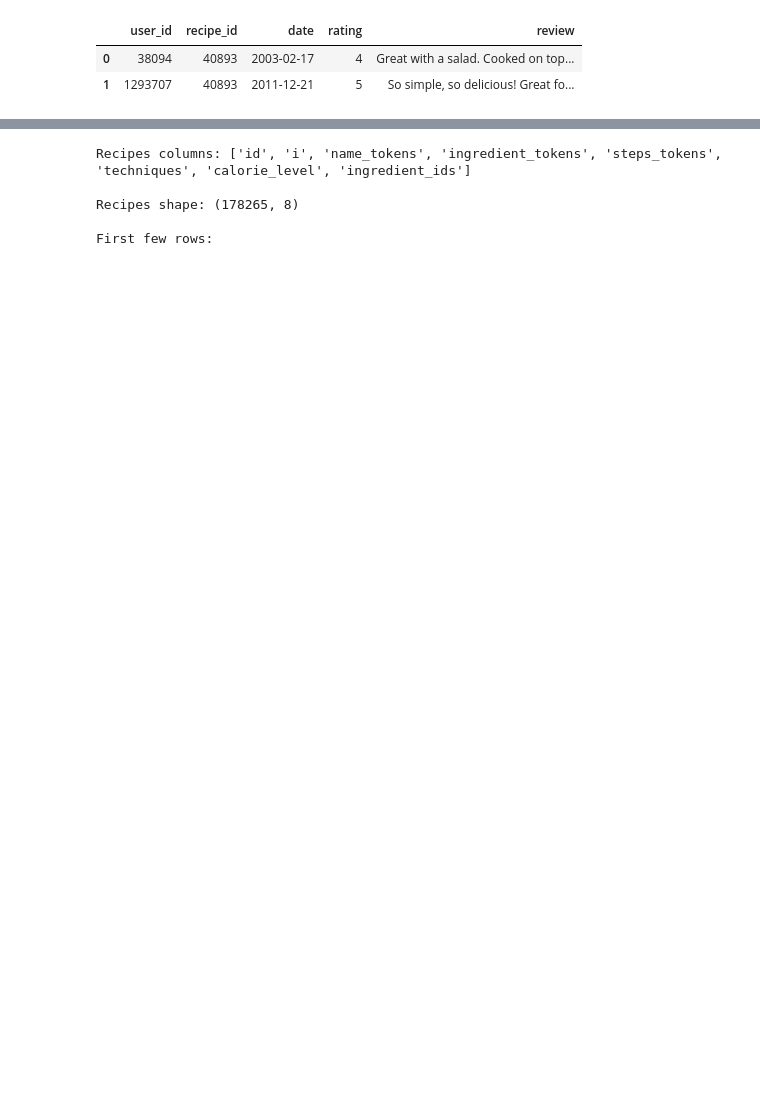
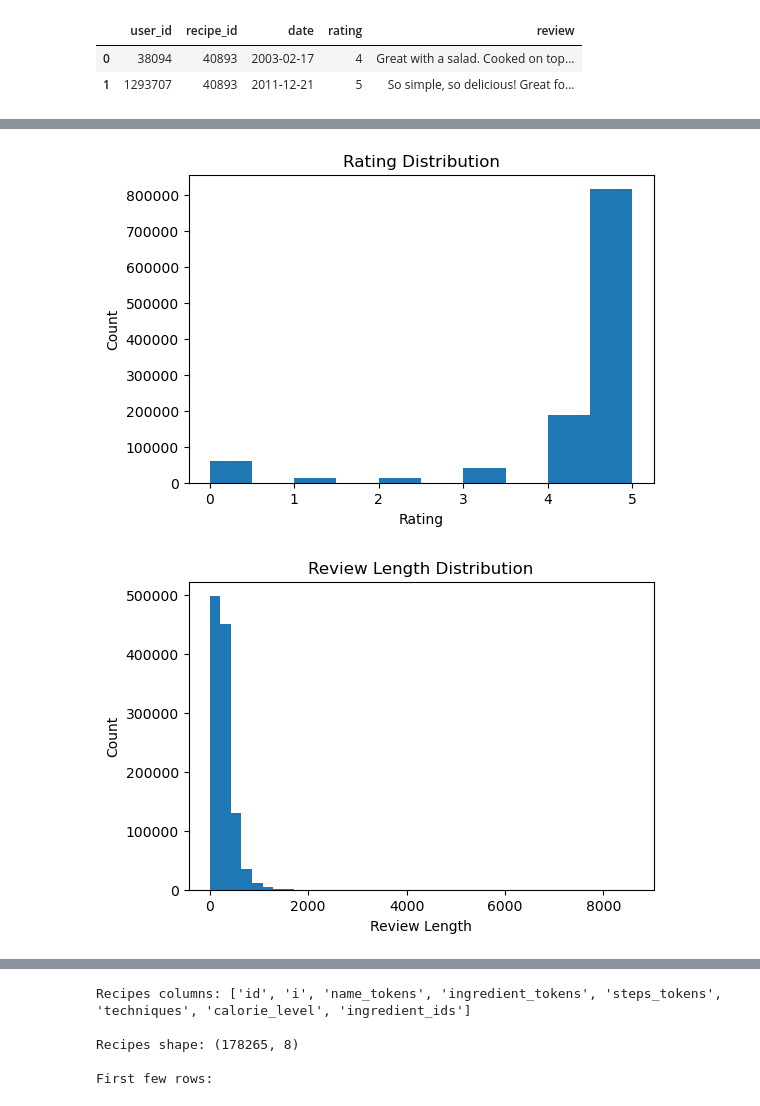
Before and after one commit to trhenry33/Byte-Baker-Recipe-Recommender, a Jupyter notebook: RecipeRecs.ipynb, the cells around one changed output, grey strips where cells are left out. Saved outputs shown, nothing was run; the diff lists cells and outputs as text; code cells hidden in the pictures; blank space fills up the shorter version.

```diff
--- a/RecipeRecs.ipynb
+++ b/RecipeRecs.ipynb
@@ -69,3 +69,81 @@ recipe_info[:2]
 |  | name | id | minutes | contributor_id | submitted | tags | nutrition | n_steps | steps | ... |
 | 0 | arriba baked winter squash mexica... | 137739 | 55 | 47892 | 2005-09-16 | ['60-minutes-or-less', 'time-to-m... | [51.5, 0.0, 13.0, 0.0, 2.0, 0.0, ... | 11 | ['make a choice and proceed with ... | ... |
 | 1 | a bit different breakfast pizza | 31490 | 30 | 26278 | 2002-06-17 | ['30-minutes-or-less', 'time-to-m... | [173.4, 18.0, 0.0, 17.0, 22.0, 35... | 9 | ['preheat oven to 425 degrees f',... | ... |
+# %%
+# EDA
+
+import matplotlib.pyplot as plt
+
+# Basic summaries
+print("Interactions shape:", interactions.shape)
+print("Recipes shape:", recipe_info.shape)
+
+print("\nInteractions preview:")
+display(interactions.head())
+
+print("\nRecipes preview:")
+display(recipe_info.head())
+
+# Missing values
+print("\nMissing values (interactions):")
+display(interactions.isna().sum())
+
+print("\nMissing values (recipes):")
+display(recipe_info.isna().sum())
+
+# Rating distribution
+plt.figure(figsize=(6,4))
+interactions['rating'].hist(bins=10)
+plt.xlabel("Rating")
+plt.ylabel("Count")
+plt.title("Rating Distribution")
+plt.grid(False)
+plt.show()
+
+# Reviews: length distribution
+interactions['review_length'] = interactions['review'].fillna("").apply(len)
+
+plt.figure(figsize=(6,4))
+interactions['review_length'].hist(bins=40)
+plt.xlabel("Review Length")
+plt.ylabel("Count")
+plt.title("Review Length Distribution")
+plt.grid(False)
+plt.show()
+
+print("\nAverage review length:", interactions['review_length'].mean())
+
+# User activity
+user_counts = interactions['user_id'].value_counts()
+
+plt.figure(figsize=(6,4))
+user_counts.hist(bins=50)
+plt.xlabel("Ratings per User")
+plt.ylabel("Number of Users")
+plt.title("User Activity")
+plt.grid(False)
+plt.show()
+
+print("Average ratings per user:", user_counts.mean())
+
+# Recipe activity
+recipe_counts = interactions['recipe_id'].value_counts()
+
+plt.figure(figsize=(6,4))
+recipe_counts.hist(bins=50)
+plt.xlabel("Ratings per Recipe")
+plt.ylabel("Number of Recipes")
+plt.title("Recipe Rating Frequency")
+plt.grid(False)
+plt.show()
+
+print("Average ratings per recipe:", recipe_counts.mean())
+
+# Sparsity of the matrix
+n_users = interactions['user_id'].nunique()
+n_recipes = interactions['recipe_id'].nunique()
+n_interactions = len(interactions)
+
+sparsity = 1 - (n_interactions / (n_users * n_recipes))
+print(f"\nMatrix sparsity: {sparsity:.4f}")
+# %% [output]
@@ -71,0 +188,2 @@ recipe_info[:2]
+[figure, added]
+[figure, added]
```
Also changed, not shown: parts of 6 cells of this notebook.
